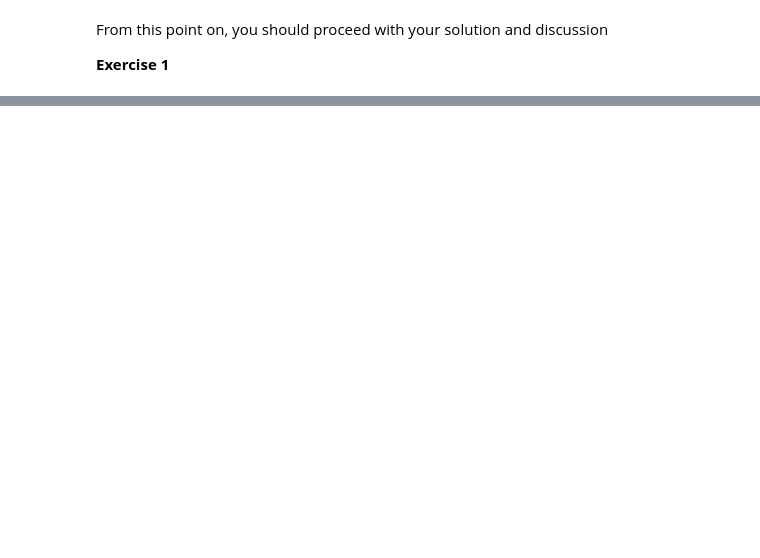
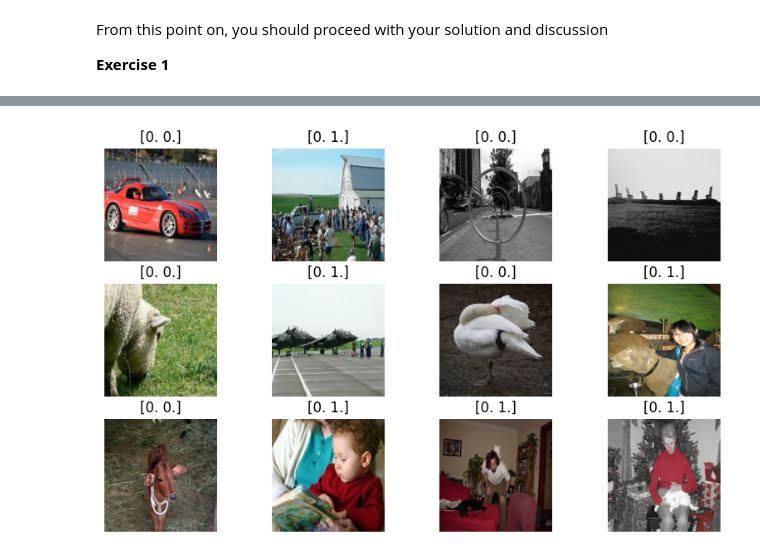
Before and after one commit to olile11/Inf1015-projects, a Jupyter notebook: Computer_assignment_1_template.ipynb, the cells around one changed output, grey strips where cells are left out. Cells and saved outputs as stored; diff of their text form; code cells hidden in the pictures; blank space fills up the shorter version.

```diff
--- a/Computer_assignment_1_template.ipynb
+++ b/Computer_assignment_1_template.ipynb
@@ -21,3 +23,9 @@ programa o archivo por lotes ejecutable.
 From this point on, you should proceed with your solution and discussion
 
 **Exercise 1**
+# %%
+ann = pd.read_csv("annotations.csv")
+print(ann.shape)
+display(ann.head())
+train_path = ann[ann["split"] == "train"]
+valid_path  = ann[ann["split"] == "test"]
@@ -23,0 +40,32 @@ From this point on, you should proceed with your solution and discussion
+# %%
+def read_img(path, label):
+    img = tf.io.read_file(path)
+    img = tf.image.decode_jpeg(img, channels=3)
+    img = tf.image.resize(img, (224, 224))
+    return img, label
+
+def map_imgs(df):
+    paths = df["image"].values
+    labels = df[["dog", "person"]].values.astype(np.float32)
+
+    imgset = tf.data.Dataset.from_tensor_slices((paths, labels))
+    imgset = imgset.map(
+        read_img,
+        num_parallel_calls=tf.data.AUTOTUNE).batch(128).prefetch(tf.data.AUTOTUNE)
+    return imgset
+
+img_train = map_imgs(train_path)
+img_valid = map_imgs(valid_path)
+# %%
+def print_imgs(batched):
+    plt.figure(figsize=(10, 6))
+    for img, labels in batched.take(1):
+        for i in range(12):
+            ax = plt.subplot(3, 4, i + 1)
+            plt.imshow(img[i].numpy().astype("uint8"))
+            plt.title(labels[i].numpy())
+            plt.axis("off")
+# %%
+print_imgs(img_train)
+# %% [output]
+[figure, added]
```
Also changed, not shown: parts of 7 cells of this notebook.
